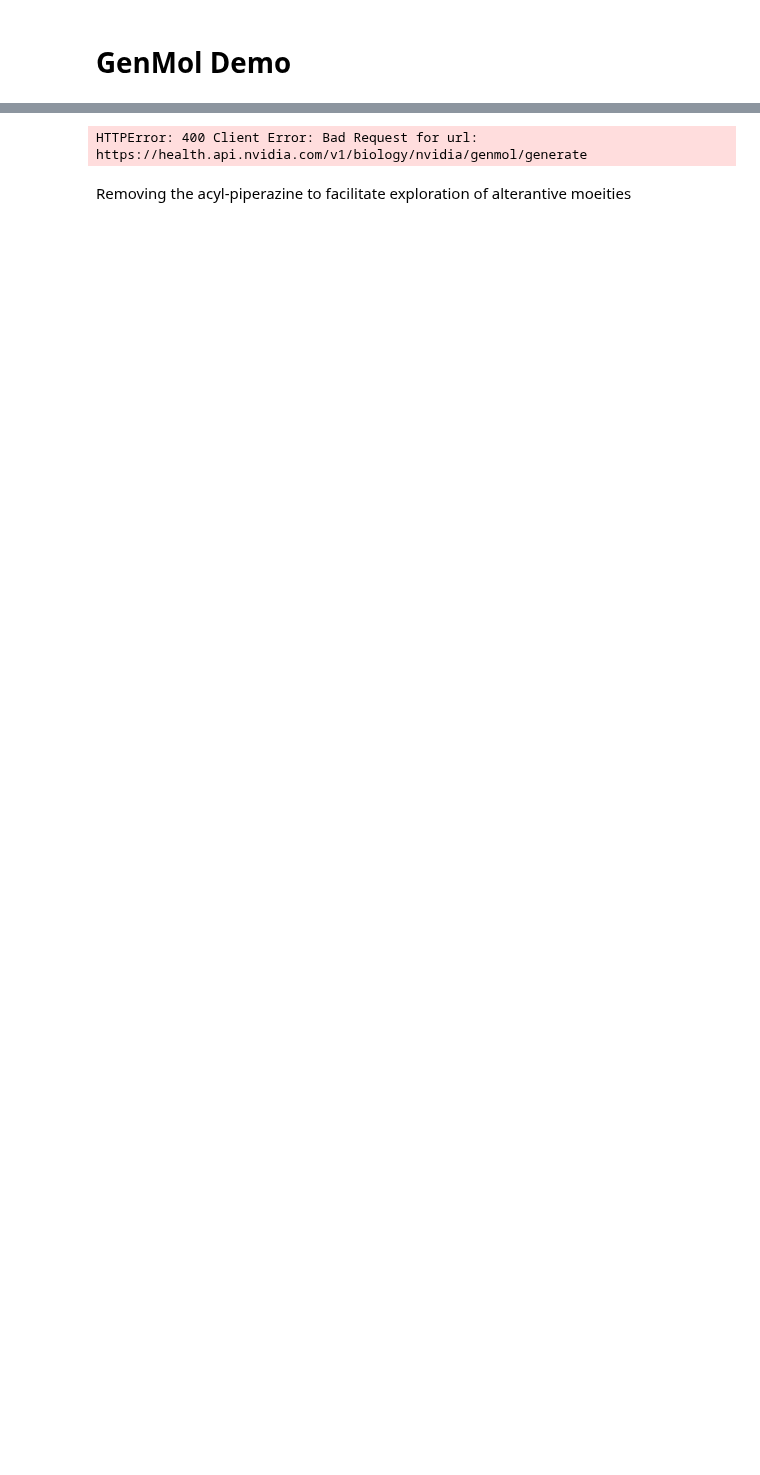
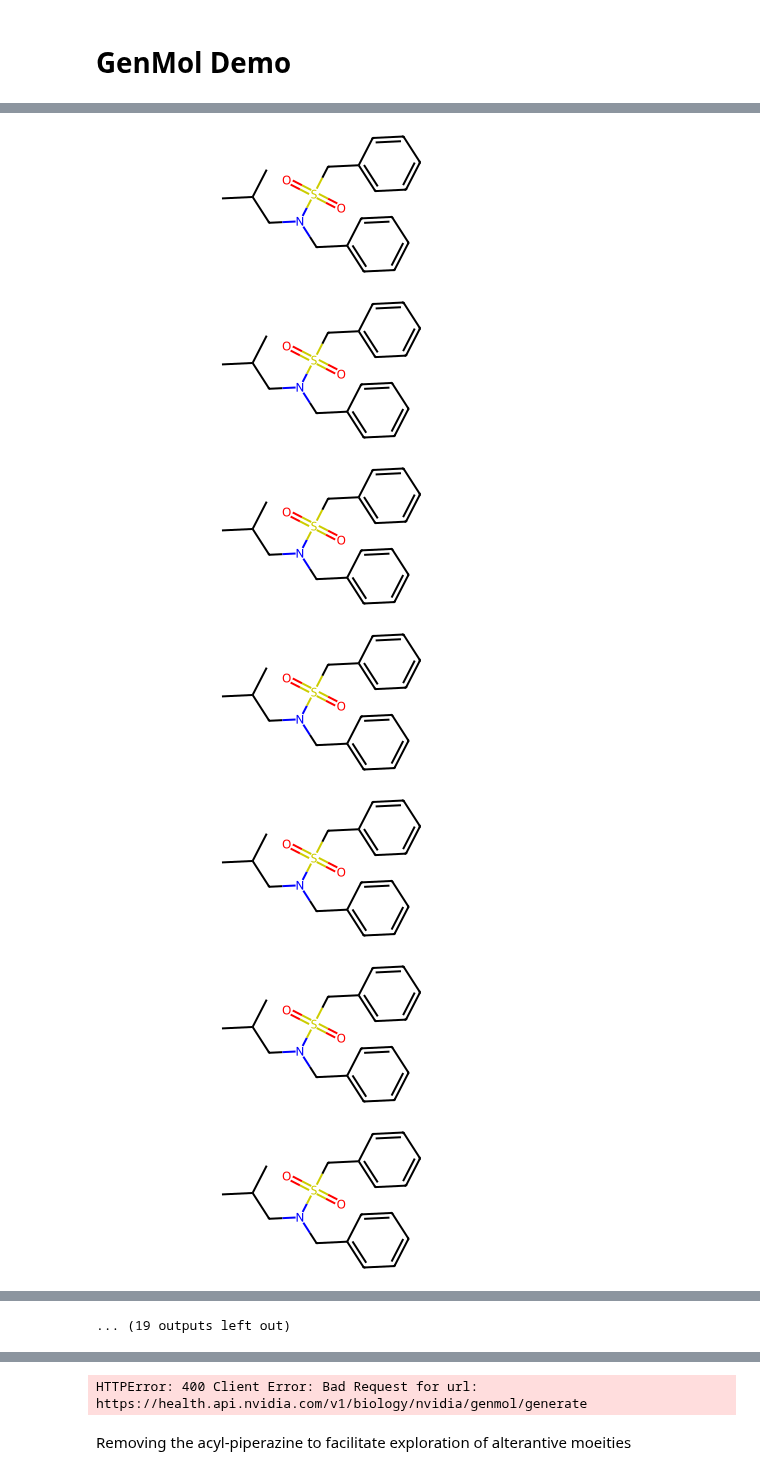
Before and after one commit to bf-nv/bionemo_tutorials, a Jupyter notebook: ChemistryDrawingTool_BFauber_20205_05_22.ipynb, the cells around one changed output, grey strips where cells are left out. Saved outputs shown, nothing was run; the diff lists cells and outputs as text; code cells hidden in the pictures; blank space fills up the shorter version.

```diff
--- a/ChemistryDrawingTool_BFauber_20205_05_22.ipynb
+++ b/ChemistryDrawingTool_BFauber_20205_05_22.ipynb
@@ -23,0 +142,12 @@ Requirement already satisfied: six>=1.5 in /usr/local/lib/python3.11/dist-packag
+# %%
+API_KEY = userdata.get('API_KEY')
+# print(API_KEY)
+
+headers = {
+    "Authorization": f"Bearer {API_KEY}",
+    "Accept": "application/json",
+}
+
+invoke_url = "https://health.api.nvidia.com/v1/biology/nvidia/genmol/generate"
+
+session = requests.Session()
@@ -23,0 +174,16 @@ Requirement already satisfied: six>=1.5 in /usr/local/lib/python3.11/dist-packag
+# %%
+smiles_out = []
+
+for _ in result['molecules']:
+  smiles_string = _['smiles']
+  smiles_out.append(smiles_string)
+
+[display(Chem.MolFromSmiles(_)) for _ in smiles_out]
+# %% [output]
+[figure, added]
+[figure, added]
+[figure, added]
+[figure, added]
+[figure, added]
+[figure, added]
+[figure, added]
@@ -23,0 +195 @@ Requirement already satisfied: six>=1.5 in /usr/local/lib/python3.11/dist-packag
+... (19 outputs left out)
```
Also changed, not shown: parts of 17 cells of this notebook.
